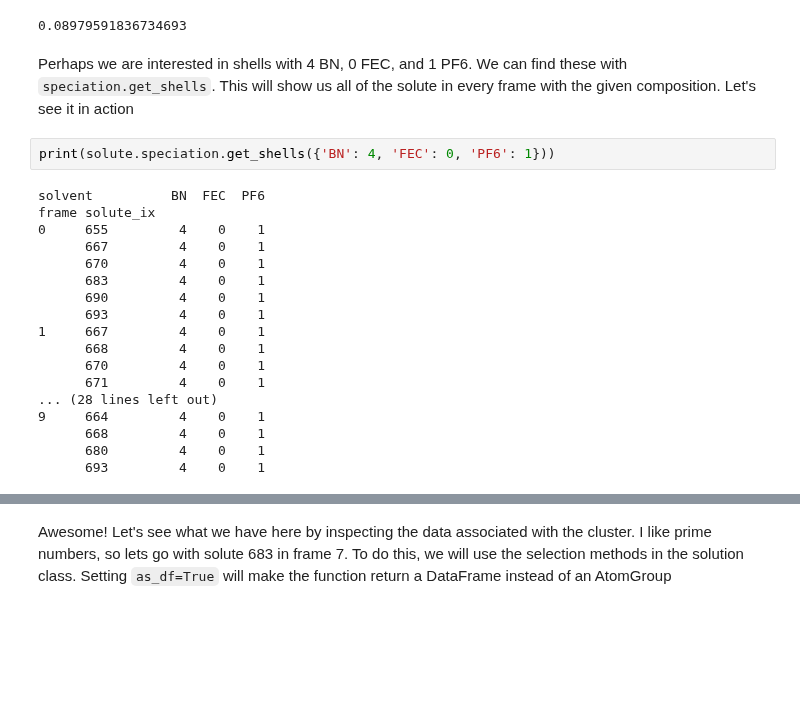
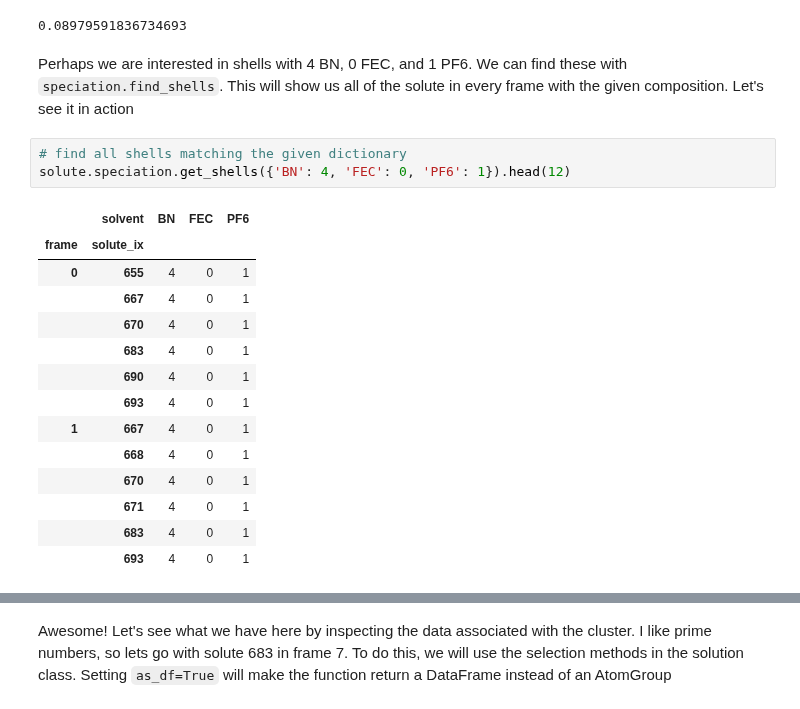
Before and after one commit to MDAnalysis/solvation-analysis, a Jupyter notebook: docs/tutorials/basics_tutorial.ipynb, the cells around one changed output, grey strips where cells are left out. Saved outputs shown, nothing was run; the diff lists cells and outputs as text; blank space fills up the shorter version.

```diff
--- a/docs/tutorials/basics_tutorial.ipynb
+++ b/docs/tutorials/basics_tutorial.ipynb
@@ -186,24 +176,22 @@ solute.speciation.calculate_shell_fraction({'BN': 4, 'PF6': 1})
 # %% [output]
 0.08979591836734693
 # %% [markdown]
-Perhaps we are interested in shells with 4 BN, 0 FEC, and 1 PF6. We can find these with `speciation.get_shells`. This will show us all of the solute in every frame with the given composition. Let's see it in action
+Perhaps we are interested in shells with 4 BN, 0 FEC, and 1 PF6. We can find these with `speciation.find_shells`. This will show us all of the solute in every frame with the given composition. Let's see it in action
 # %%
-print(solute.speciation.get_shells({'BN': 4, 'FEC': 0, 'PF6': 1}))
+# find all shells matching the given dictionary
+solute.speciation.get_shells({'BN': 4, 'FEC': 0, 'PF6': 1}).head(12)
 # %% [output]
-solvent          BN  FEC  PF6
-frame solute_ix
-0     655         4    0    1
-      667         4    0    1
-      670         4    0    1
-      683         4    0    1
-      690         4    0    1
-      693         4    0    1
-1     667         4    0    1
-      668         4    0    1
-      670         4    0    1
-      671         4    0    1
-... (28 lines left out)
-9     664         4    0    1
-      668         4    0    1
-      680         4    0    1
-      693         4    0    1
+|  | solvent | BN | FEC | PF6 |
+| frame | solute_ix |  |  |  |
+| 0 | 655 | 4 | 0 | 1 |
+|  | 667 | 4 | 0 | 1 |
+|  | 670 | 4 | 0 | 1 |
+|  | 683 | 4 | 0 | 1 |
+|  | 690 | 4 | 0 | 1 |
+|  | 693 | 4 | 0 | 1 |
+| 1 | 667 | 4 | 0 | 1 |
+|  | 668 | 4 | 0 | 1 |
+|  | 670 | 4 | 0 | 1 |
+|  | 671 | 4 | 0 | 1 |
+|  | 683 | 4 | 0 | 1 |
+|  | 693 | 4 | 0 | 1 |
```
Also changed, not shown: parts of 3 cells of this notebook.
